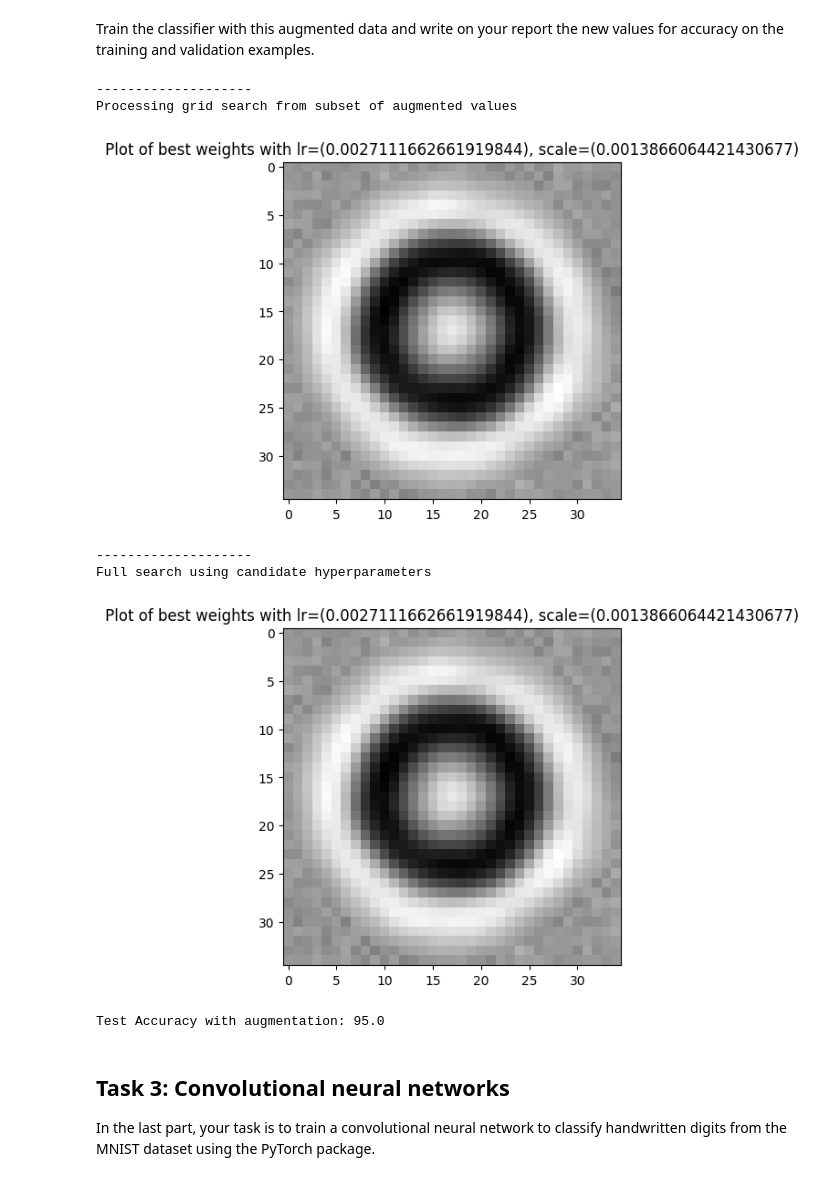
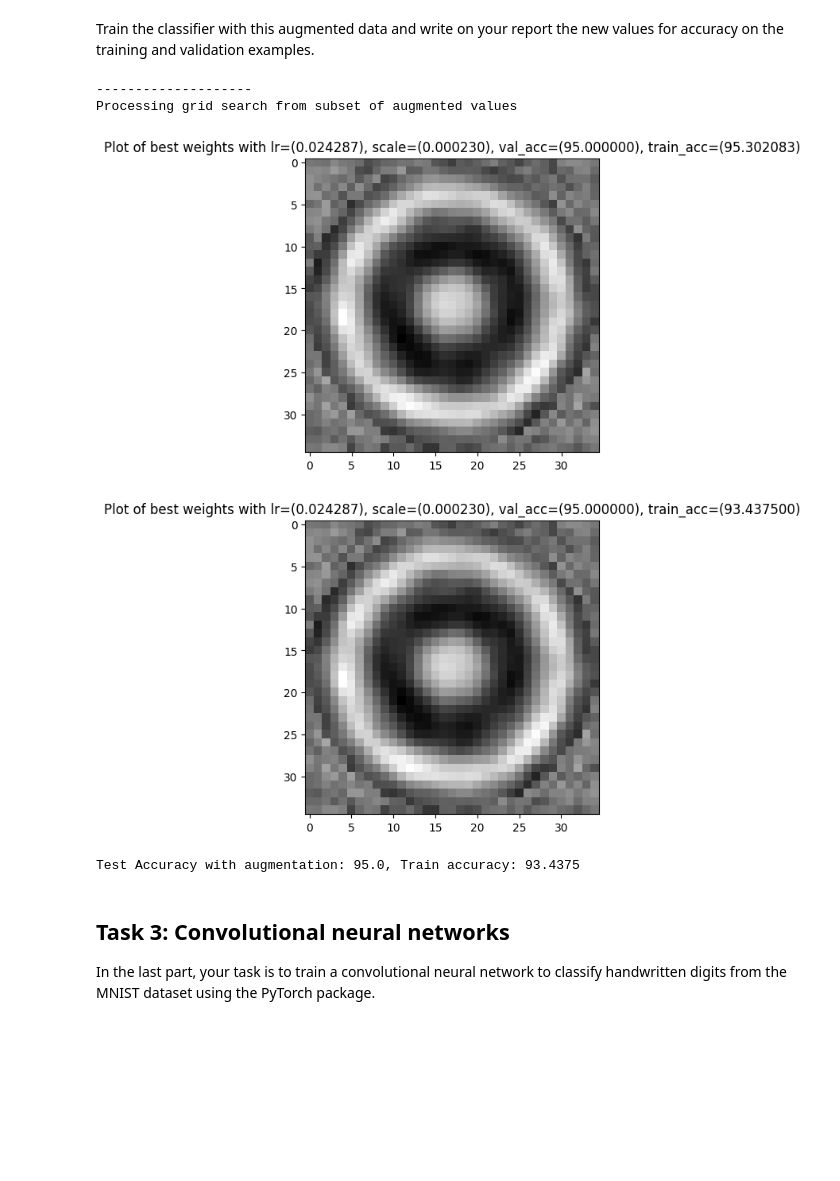
Before and after one commit to 0-Gixty-0/SSY098-Image-Analysis, a Jupyter notebook: lab4/lab_4_students.ipynb, the cells around one changed output. Cells and saved outputs as stored; diff of their text form; code cells hidden in the pictures; blank space fills up the shorter version.

```diff
--- a/lab4/lab_4_students.ipynb
+++ b/lab4/lab_4_students.ipynb
@@ -93,7 +114,7 @@ def split_data(examples: np.ndarray, labels: np.ndarray, train_ratio: float = 0.
     Returns:
         Tuple[np.ndarray, np.ndarray, np.ndarray, np.ndarray]: The training examples, training labels, validation examples, and validation labels.
     """
-    r_i = np.random.choice(labels.size, int(labels.size * 0.8), replace=False)
+    r_i = np.random.choice(labels.size, int(labels.size * train_ratio), replace=False)
     return (examples[r_i], labels[r_i], np.delete(examples, r_i, axis=0), np.delete(labels, r_i, axis=0))
 # %%
 examples_train, labels_train, examples_val, labels_val = split_data(examples, labels)
@@ -327,7 +348,7 @@ def accuracy(labels: np.ndarray, predicted_labels: np.ndarray) -> float:
     """
     return np.mean(predicted_labels == labels)*100
 # %%
-def run_grid_search(learning_rates, scales, examples, labels, num_epochs):
+def run_grid_search(learning_rates, scales, examples, labels, examples_val, labels_val, num_epochs):
     A, B = np.meshgrid(learning_rates, scales)
     pairs = np.stack([A.ravel(), B.ravel()], axis=1)
 
@@ -347,8 +368,9 @@ def run_grid_search(learning_rates, scales, examples, labels, num_epochs):
             best_scale = scale
             best_accuracy = acc
 
+    train_acc = accuracy(labels, classify(examples, best_w, best_w0))
     plt.imshow(best_w, cmap='gray')
-    plt.title(f"Plot of best weights with lr=({best_lr}), scale=({best_scale})")
+    plt.title(f"Plot of best weights with lr=({best_lr:.6f}), scale=({best_scale:.6f}), val_acc=({best_accuracy:.6f}), train_acc=({train_acc:.6f})")
     plt.show()
 
     return best_accuracy, best_w, best_w0, best_lr, best_scale
@@ -359,22 +381,22 @@ num_epochs = 50
 print("-" * 20)
 print("Processing coarse")
 learning_rates = np.logspace(-3, -1, num=30)
-scales = np.logspace(-3, .1, num=30)
-best_accuracy, best_w, best_w0, best_lr, best_scale = run_grid_search(learning_rates, scales, examples_train, labels_train, num_epochs)
+scales = np.logspace(-3, -1, num=30)
+best_accuracy, best_w, best_w0, best_lr, best_scale = run_grid_search(learning_rates, scales, examples_train, labels_train, examples_val, labels_val, num_epochs)
 
 # Medium
 print("\n" + "-" * 20)
 print("Processing medium")
 learning_rates = np.linspace(best_lr * 0.5, best_lr * 1.5, num=20)
 scales = np.linspace(best_scale * 0.5, best_scale * 1.5, num=20)
-best_accuracy, best_w, best_w0, best_lr, best_scale = run_grid_search(learning_rates, scales, examples_train, labels_train, num_epochs)
+best_accuracy, best_w, best_w0, best_lr, best_scale = run_grid_search(learning_rates, scales, examples_train, labels_train, examples_val, labels_val, num_epochs)
 
 # Fine
 print("\n" + "-" * 20)
 print("Processing fine")
-learning_rates = np.linspace(best_lr * 0.5, best_lr * 1.5, num=10)
+learning_rates = np.linspace(best_lr * 0.5, best_lr * 1.5, 0.1, num=10)
 scales = np.linspace(best_scale * 0.5, best_scale * 1.5, num=10)
-best_accuracy, best_w, best_w0, best_lr, best_scale = run_grid_search(learning_rates, scales, examples_train, labels_train, num_epochs)
+best_accuracy, best_w, best_w0, best_lr, best_scale = run_grid_search(learning_rates, scales, examples_train, labels_train, examples_val, labels_val, num_epochs)
 
 w = best_w
 w0 = best_w0
@@ -437,40 +460,46 @@ M = 100
 [examples_train_aug,labels_train_aug] = augment_data(examples_train,labels_train,M)
 # %%
 num_epochs_search = 8
-num_epochs_total  = 50
-ratio_subset = 0.15
+num_epochs_total  = 1
+ratio_subset = 0.30 # Required because of time constraints
 
 r_i = np.random.choice(labels_train_aug.size, int(labels_train_aug.size * ratio_subset), replace=False)
+subset_labels_train_aug = labels_train_aug[r_i]
+subset_examples_train_aug = examples_train_aug[r_i]
 subset_labels_train_aug = labels_train_aug[r_i]
 subset_examples_train_aug = examples_train_aug[r_i]
 
 # Fine search on subset
 print("\n" + "-" * 20)
 print("Processing grid search from subset of augmented values")
 learning_rates = np.linspace(best_lr * 0.5, best_lr * 1.5, num=20)
 scales = np.linspace(best_scale * 0.5, best_scale * 1.5, num=20)
-best_accuracy, best_w, best_w0, best_lr, best_scale = run_grid_search(learning_rates, scales, subset_examples_train_aug, subset_labels_train_aug, num_epochs_search)
+best_accuracy, best_w, best_w0, best_lr, best_scale = run_grid_search(learning_rates, scales, subset_examples_train_aug, subset_labels_train_aug, examples_val, labels_val, num_epochs_search)
 
 # Full search using candidate hyperparameters
-print("\n" + "-" * 20)
-print("Full search using candidate hyperparameters")
-w, w0 = train(best_w.copy(), best_w0, best_lr, examples_train_aug, labels_train_aug, num_epochs_total, 0)
+# print("\n" + "-" * 20)
+# print("Full search using candidate hyperparameters")
+# w, w0 = train(best_w.copy(), best_w0, best_lr, examples_train_aug, labels_train_aug, num_epochs_total, 0)
 
+w = best_w
+w0 = best_w0
+
+acc = accuracy(labels_val, classify(examples_val, w, w0))
+train_acc = accuracy(labels_train, classify(examples_train, w, w0))
 plt.imshow(best_w, cmap='gray')
-plt.title(f"Plot of best weights with lr=({best_lr}), scale=({best_scale})")
+plt.title(f"Plot of best weights with lr=({best_lr:.6f}), scale=({best_scale:.6f}), val_acc=({acc:.6f}), train_acc=({train_acc:.6f})")
 plt.show()
 # %% [output]
 --------------------
 Processing grid search from subset of augmented values
-[figure, old version]
+[figure, new version]
---------------------
-Full search using candidate hyperparameters
-[figure, old version]
+[figure, new version]
 # %%
 acc = accuracy(labels_val, classify(examples_val, w, w0))
-print(f"Test Accuracy with augmentation: {acc}")
+train_acc = accuracy(labels_train, classify(examples_train, w, w0))
+print(f"Test Accuracy with augmentation: {acc}, Train accuracy: {train_acc}")
 # %% [output]
-Test Accuracy with augmentation: 95.0
+Test Accuracy with augmentation: 95.0, Train accuracy: 93.4375
 # %% [markdown]
 ## Task 3: Convolutional neural networks
 In the last part, your task is to train a convolutional neural network to classify handwritten digits from the MNIST dataset using the PyTorch package.
```
Also changed, not shown: parts of 15 cells of this notebook.
